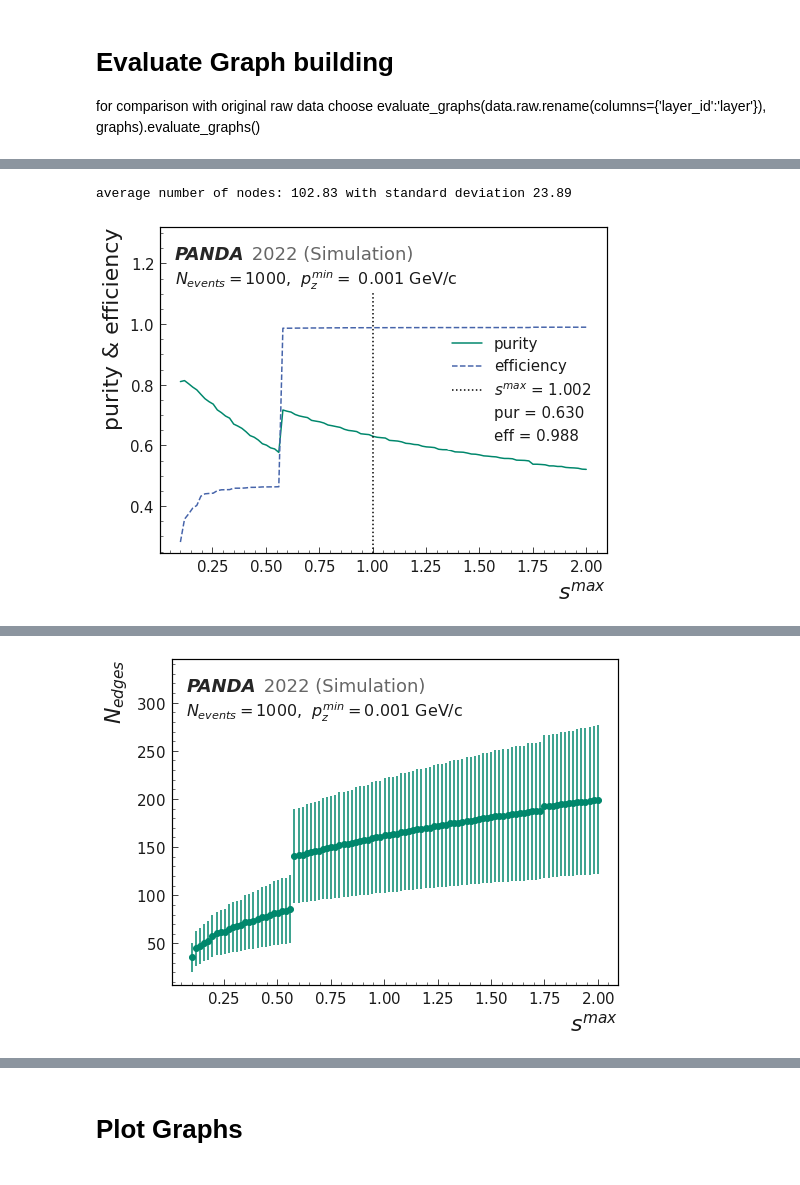
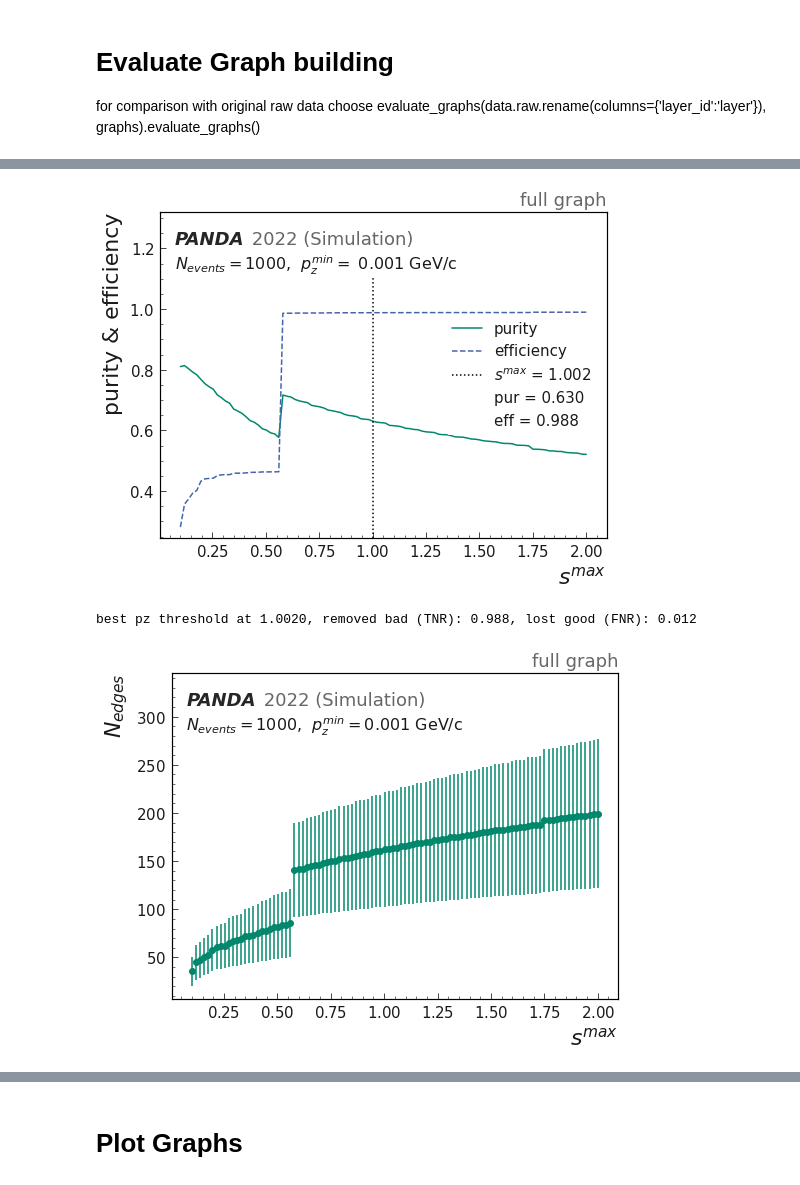
Before and after one commit to grheine/IN_hls4ml, a Jupyter notebook: IN_pipeline.ipynb, the cells around one changed output, grey strips where cells are left out. Saved outputs shown, nothing was run; the diff lists cells and outputs as text; code cells hidden in the pictures.

```diff
--- a/IN_pipeline.ipynb
+++ b/IN_pipeline.ipynb
@@ -158,6 +151,6 @@ if show_graph_dims:
 # %%
 %%time
-evaluate_gb = True
+evaluate_gb = False
 test_samples = 1000
 ncuts = 100
 
@@ -185,33 +178,34 @@ if evaluate_gb:
     nn = []
     for g in testgraphs:
         nn.append(len(g.x))
     nnodes = [np.mean(nn), np.std(nn)]
     print(f'average number of nodes: {nnodes[0]:.2f} with standard deviation {nnodes[1]:.2f}')
     nedges = np.array(nedges)
 
 
-    show_infos = plot_information(graphs=graphs[:test_samples], pz_min=pz_min, slope_max=slope_max, name=run)
+    show_infos = plot_information(graphs=graphs[:test_samples], pz_min=pz_min, slope_max=slope_max, name=run, title=run_title)
     cutPos = np.argmin(np.abs(np.array(purities)-np.array(efficiencies)))
     cutPos = 47
 
     show_infos.plot_purity_efficiency(
         cuts=slope,
         cut_pos=cutPos,
         purity=purities,
         efficiency=efficiencies,
         TNR=TNRs,
         FNR=FNRs,
         nevents=test_samples,
         variable=r'$s^{max}$',
         xname=r'$s^{max}$',
         yname='purity & efficiency',
         save_name=f'img/3_graphbuilding_purity_efficiency_{run}.pdf',
         add_inf=r',  $p_z^{min} =$ '+f'{pz_min:.3f} GeV/c',
         legloc='center right',
         scale=1.38)
 
 
     show_infos.plot_graph_dimensions(nnodes, nedges, slope, test_samples)
 # %% [output]
+[figure, new version]
-average number of nodes: 102.83 with standard deviation 23.89
+best pz threshold at 1.0020, removed bad (TNR): 0.988, lost good (FNR): 0.012
-[figure, old version]
+[figure, new version]
@@ -219 +213,0 @@ best pz threshold at 1.0020, removed bad (TNR): 0.988, lost good (FNR): 0.012
-[figure, old version]
```
Also changed, not shown: parts of 16 cells of this notebook, 6 other files.
